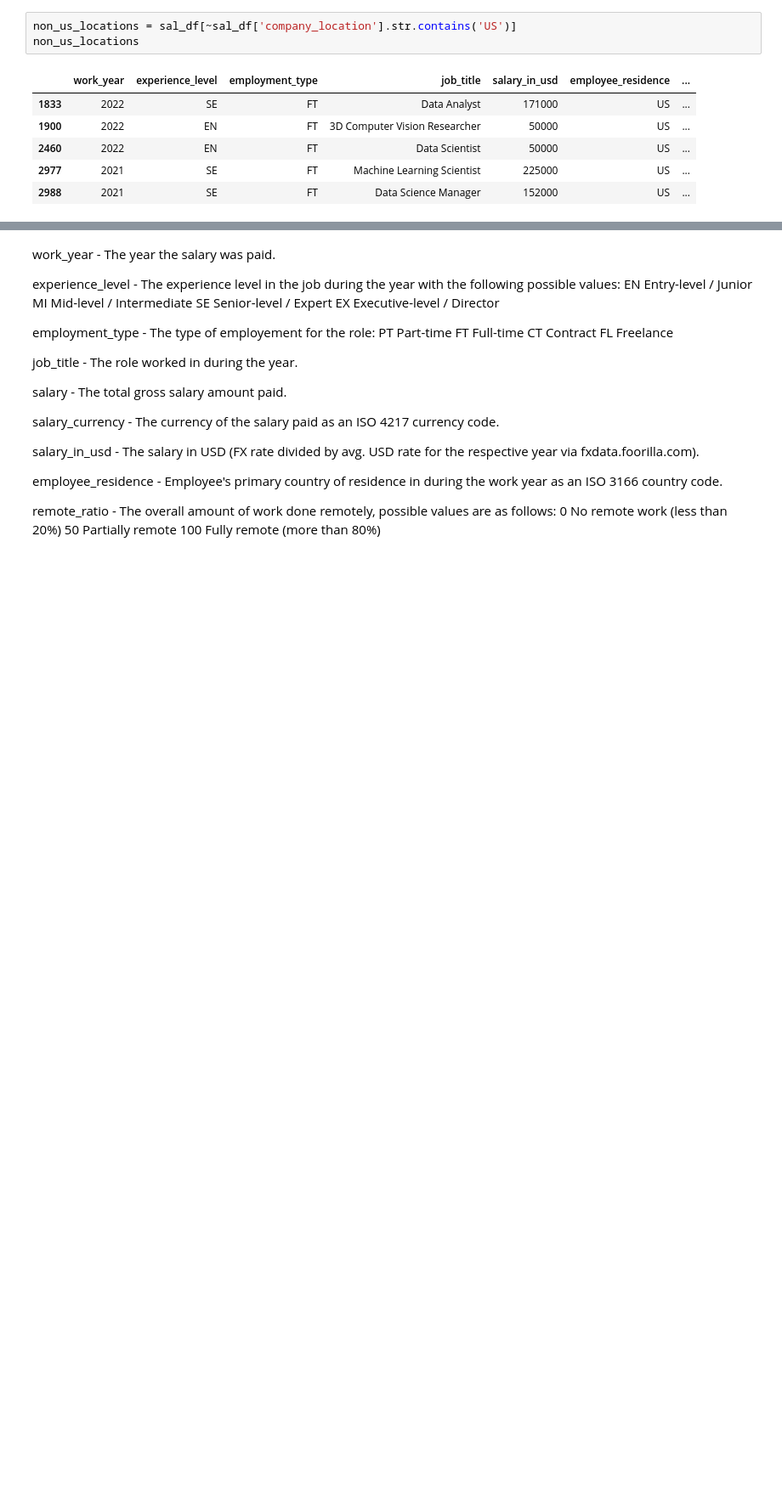
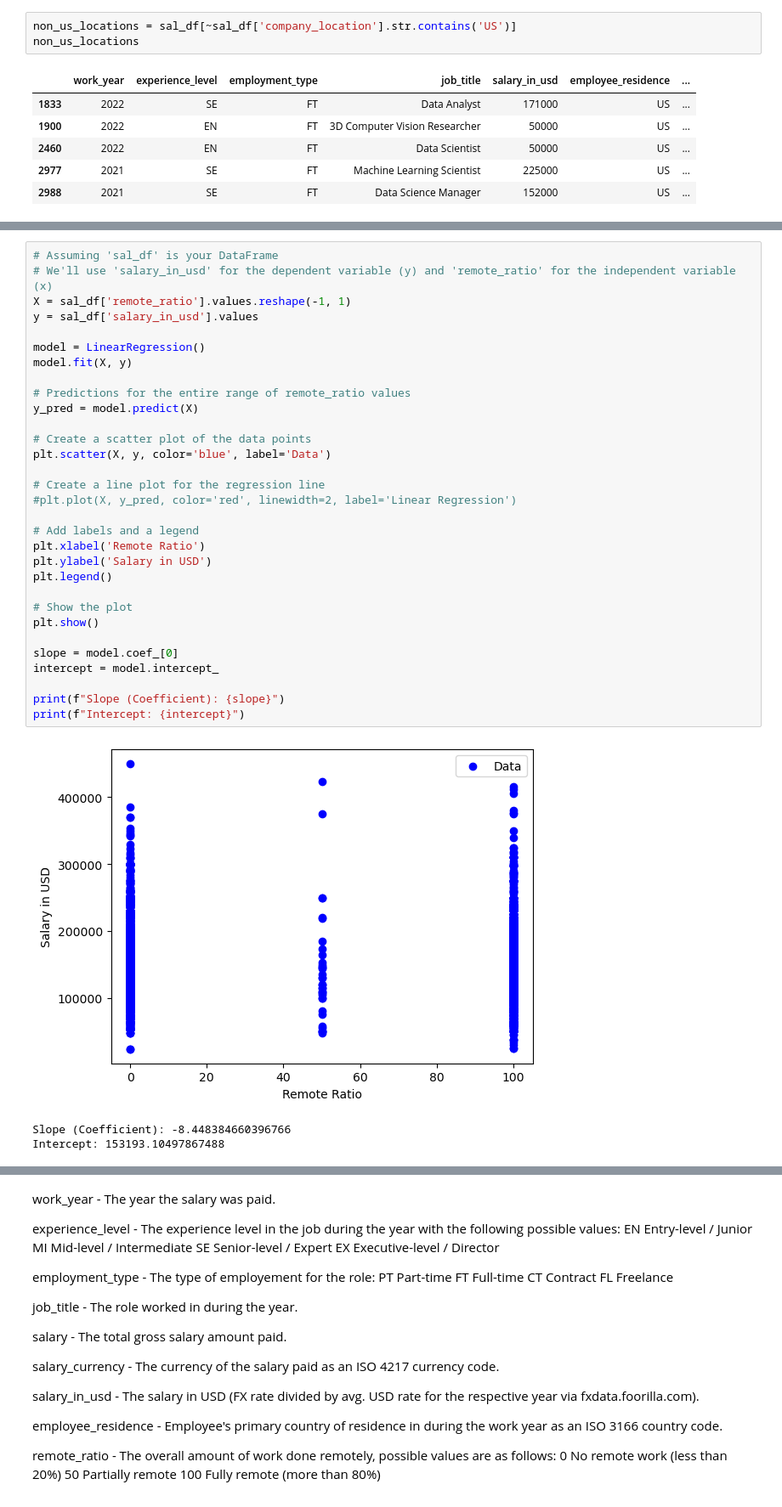
Before and after one commit to EmmsDK/BI-Fall-2023-Exam-Project, a Jupyter notebook: Business Intelligence Fall 2023 Exam Project copy.ipynb, the cells around one changed output, grey strips where cells are left out. Shown: that part at 85% size. Cells and saved outputs as stored; diff of their text form; blank space fills up the shorter version.

```diff
--- a/Business Intelligence Fall 2023 Exam Project copy.ipynb
+++ b/Business Intelligence Fall 2023 Exam Project copy.ipynb
@@ -499,0 +533,35 @@ sal_df
+# %%
+# Assuming 'sal_df' is your DataFrame
+# We'll use 'salary_in_usd' for the dependent variable (y) and 'remote_ratio' for the independent variable (x)
+X = sal_df['remote_ratio'].values.reshape(-1, 1)
+y = sal_df['salary_in_usd'].values
+
+model = LinearRegression()
+model.fit(X, y)
+
+# Predictions for the entire range of remote_ratio values
+y_pred = model.predict(X)
+
+# Create a scatter plot of the data points
+plt.scatter(X, y, color='blue', label='Data')
+
+# Create a line plot for the regression line
+#plt.plot(X, y_pred, color='red', linewidth=2, label='Linear Regression')
+
+# Add labels and a legend
+plt.xlabel('Remote Ratio')
+plt.ylabel('Salary in USD')
+plt.legend()
+
+# Show the plot
+plt.show()
+
+slope = model.coef_[0]
+intercept = model.intercept_
+
+print(f"Slope (Coefficient): {slope}")
+print(f"Intercept: {intercept}")
+# %% [output]
+[figure, added]
+Slope (Coefficient): -8.448384660396766
+Intercept: 153193.10497867488
```
Also changed, not shown: parts of 4 cells of this notebook.
